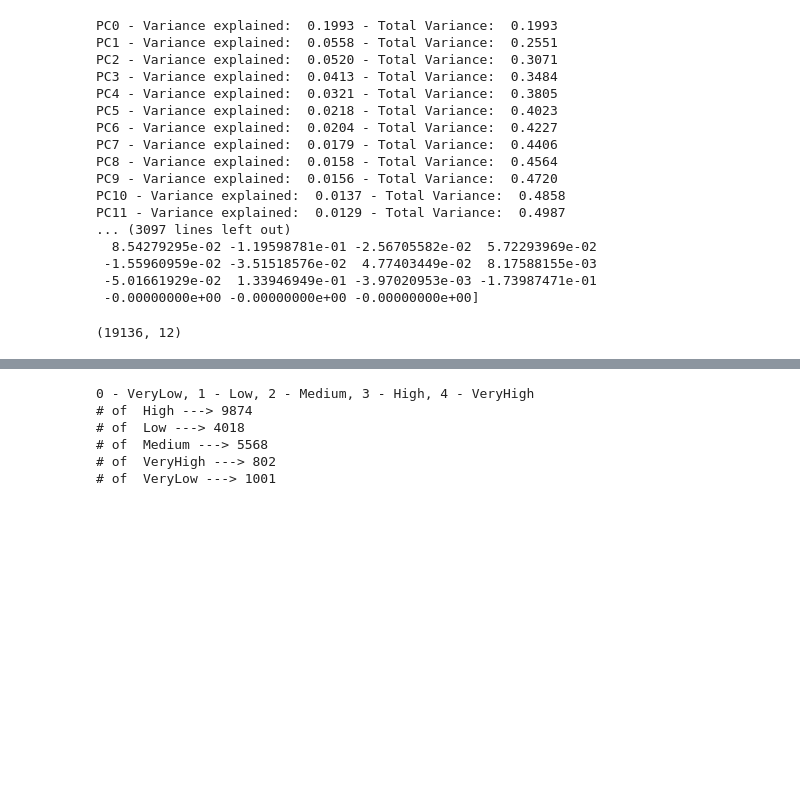
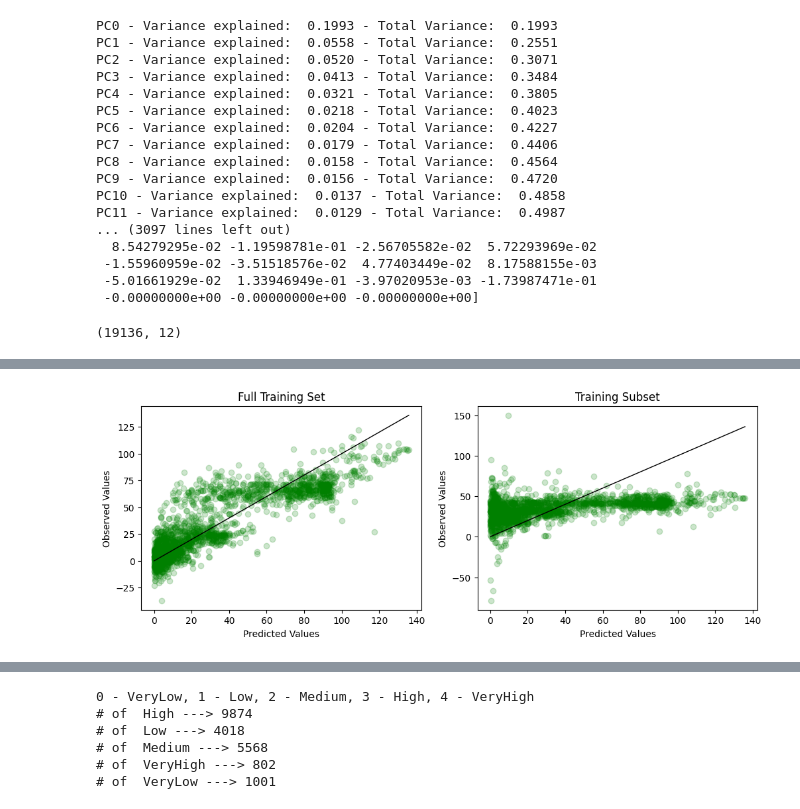
Before and after one commit to AntunesCSR/DM_Group_Project, a Jupyter notebook: HA_Catia.ipynb, the cells around one changed output, grey strips where cells are left out. Cells and saved outputs as stored; diff of their text form; code cells hidden in the pictures; blank space fills up the shorter version.

Commit message:
LRM graphs corrected and discussion added

```diff
--- a/HA_Catia.ipynb
+++ b/HA_Catia.ipynb
@@ -244,8 +228,16 @@ Mean squared error: 277.6586435857355
 # %%
-def CreateRegPlots(y_test_reg, y_predict, X_test):
-    fig = plt.figure(figsize=(6, 3))
-    plt.scatter(y_test_reg, y_predict, color='green', alpha=0.2)
-    plt.xlabel("Prediction Values")
-    plt.ylabel("True Values")
-    plt.plot([min(y_test_reg),max(y_test_reg)], [min(y_test_reg),max(y_test_reg)], linestyle="-", lw=1, color="k")
-    plt.show()
+def CreateLinearPlots(y_test_reg, y_predict, X_test, ax=None, title=""):
+    if ax is None:
+        fig, ax = plt.subplots(figsize=(6, 3))
+    ax.scatter(y_test_reg, y_predict, color='green', alpha=0.2)
+    ax.set_xlabel("Predicted Values")
+    ax.set_ylabel("Observed Values")
+    ax.set_title(title)
+    ax.plot([min(y_test_reg),max(y_test_reg)], [min(y_test_reg),max(y_test_reg)], linestyle="-", lw=1, color="k")
+
+fig, (ax1, ax2) = plt.subplots(1, 2, figsize=(12, 4))
+CreateLinearPlots(y_test_reg, Superconduct_y_pred, X_test_reg, ax1, "Full Training Set")
+CreateLinearPlots(y_test_reg, Superconduct_y_pred2, X_test_reg, ax2, "Training Subset")
+plt.show()
+# %% [output]
+[figure, added]
```
Also changed, not shown: parts of 18 cells of this notebook.
